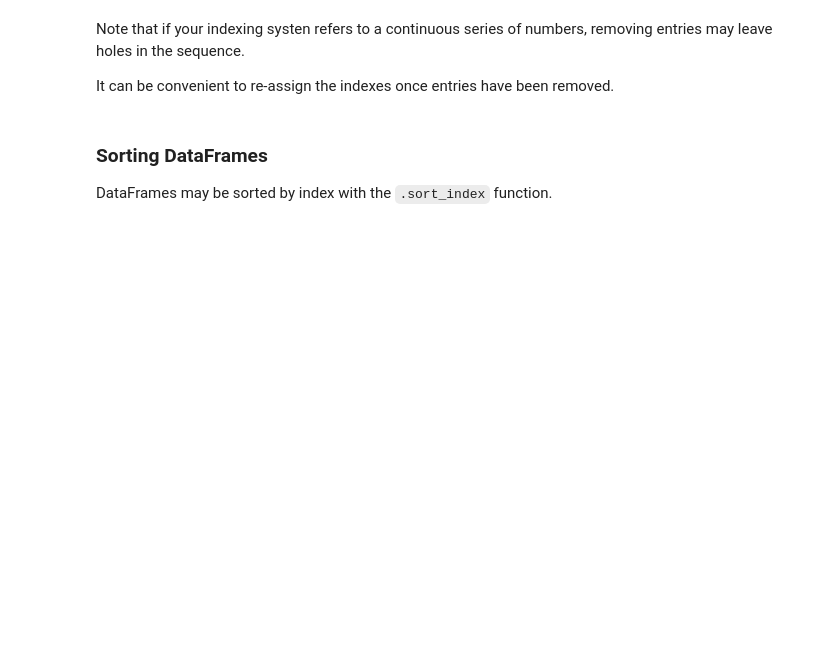
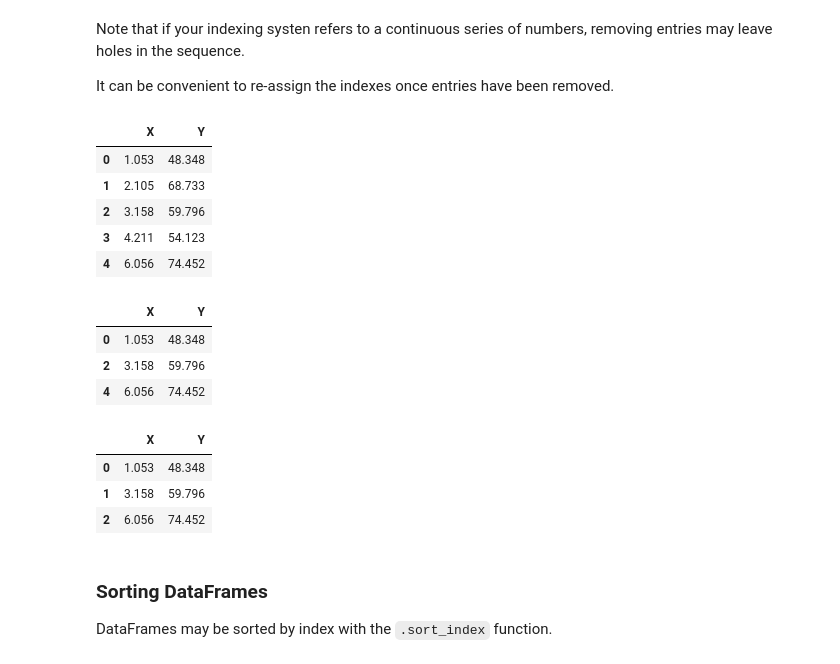
Before and after one commit to Maruja/MariaLopez, a Jupyter notebook: 9_Input_and_Output.ipynb, the cells around one changed output. Cells and saved outputs as stored; diff of their text form; code cells hidden in the pictures; blank space fills up the shorter version.

```diff
--- a/9_Input_and_Output.ipynb
+++ b/9_Input_and_Output.ipynb
@@ -1262,19 +1383,34 @@ Note that if your indexing systen refers to a continuous series of numbers, remo
 
 It can be convenient to re-assign the indexes once entries have been removed.
 # %%
-#import data
+#import data maruja was herer
 headers = ["X","Y"]
 unlabelled_vert = read_csv('sample_data/noHeader_noIndex_vert.csv', names=headers)
 display(unlabelled_vert)
 
 unlabelled_vert.drop([1, 3], inplace=True)
 
 display(unlabelled_vert)
 
 # re-assign index
-df = df.reset_index(drop=True)
+df = unlabelled_vert.reset_index(drop=True)
 
-display(unlabelled_vert)
+display(df)
+# %% [output]
+|  | X | Y |
+| 0 | 1.053 | 48.348 |
+| 1 | 2.105 | 68.733 |
+| 2 | 3.158 | 59.796 |
+| 3 | 4.211 | 54.123 |
+| 4 | 6.056 | 74.452 |
+|  | X | Y |
+| 0 | 1.053 | 48.348 |
+| 2 | 3.158 | 59.796 |
+| 4 | 6.056 | 74.452 |
+|  | X | Y |
+| 0 | 1.053 | 48.348 |
+| 1 | 3.158 | 59.796 |
+| 2 | 6.056 | 74.452 |
 # %% [markdown]
 ### Sorting DataFrames
 DataFrames may be sorted by index with the `.sort_index` function.
```
Also changed, not shown: parts of 30 cells of this notebook, 6 other files.
